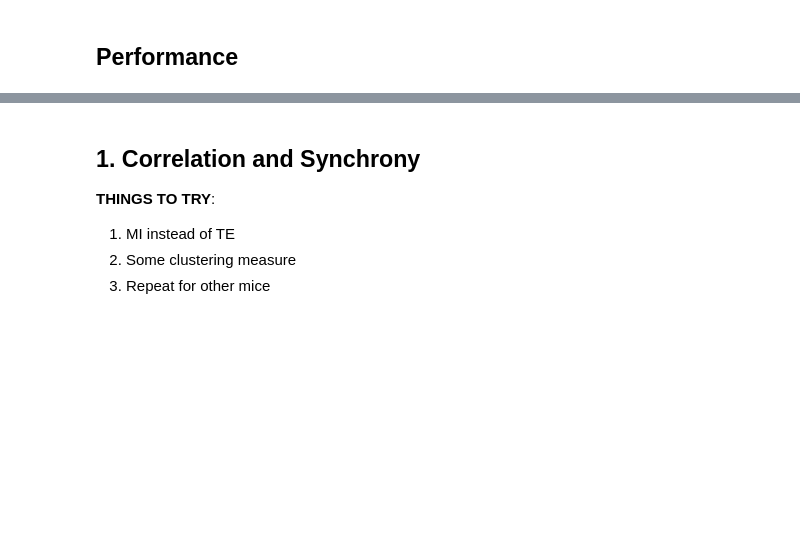
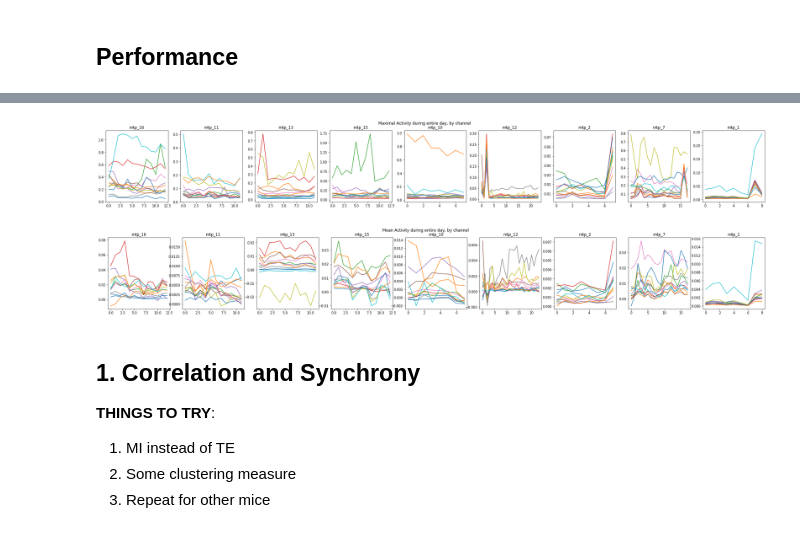
Before and after one commit to aleksejs-fomins/mesoscopic-functional-connectivity, a Jupyter notebook: codes/analysis_real/yaro_result/analysis-behavioural-neural.ipynb, the cells around one changed output, grey strips where cells are left out. Drawn from its saved outputs; the diff is of its cells as text; code cells hidden in the pictures; blank space fills up the shorter version.

```diff
--- a/codes/analysis_real/yaro_result/analysis-behavioural-neural.ipynb
+++ b/codes/analysis_real/yaro_result/analysis-behavioural-neural.ipynb
@@ -192,3 +183,31 @@ plt.show()
+# %%
+nPlot = len(mice)
+fig1, ax1 = plt.subplots(ncols=nPlot, figsize=(nPlot*4, 4))
+fig2, ax2 = plt.subplots(ncols=nPlot, figsize=(nPlot*4, 4))
+fig1.suptitle("Maximal Activity during entire day, by channel")
+fig2.suptitle("Mean Activity during entire day, by channel")
+
+for iPlot, mousename in enumerate(mice):
+    mouseData = pd_filter(pathDataSets['data_path'], 'mousename', mousename)
+    if mouseData.shape[0] > 0:
+        dataIdxs = list(mouseData["date"].index)
+        nDays = len(dataIdxs)
+
+        channelMax = np.zeros((len(dataIdxs), 12))
+        channelMean = np.zeros((len(dataIdxs), 12))
+        for i, dataIdx in enumerate(dataIdxs):
+            dataThis = dataNeuronal[dataIdx]
+            channelMax[i] = np.max(dataThis, axis=(0,1))
+            channelMean[i] = np.mean(dataThis, axis=(0,1))
+
+        ax1[iPlot].set_title(mousename)
+        ax2[iPlot].set_title(mousename)
+        ax1[iPlot].plot(channelMax)
+        ax2[iPlot].plot(channelMean)
+plt.show()
+# %% [output]
+[figure, added]
+[figure, added]
 # %% [markdown]
 ## 1. Correlation and Synchrony
 
```
Also changed, not shown: parts of 8 cells of this notebook, 2 other files.
